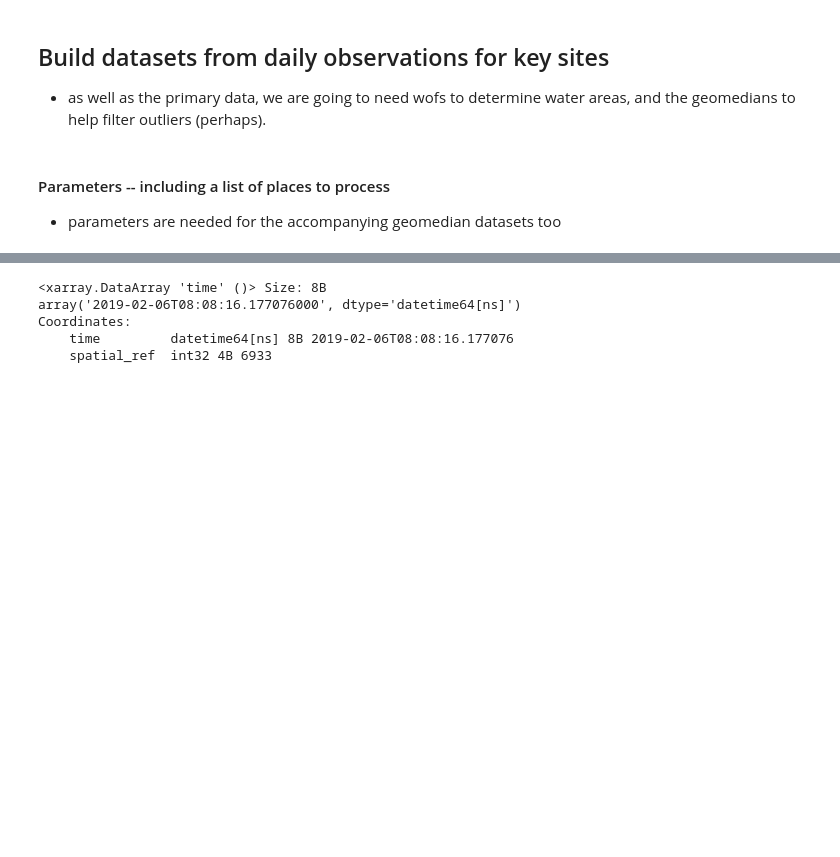
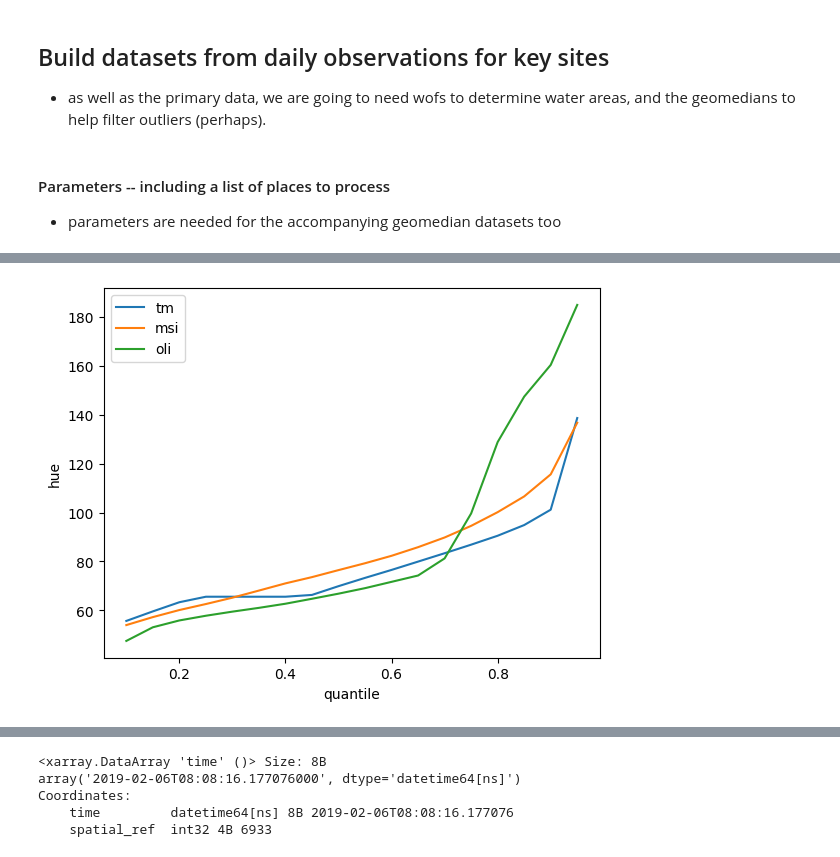
Before and after one commit to digitalearthafrica/deafrica_water_quality, a Jupyter notebook: WP2.2/WP2.2.ipynb, the cells around one changed output, grey strips where cells are left out. Drawn from its saved outputs; the diff is of its cells as text; code cells hidden in the pictures; blank space fills up the shorter version.

```diff
--- a/WP2.2/WP2.2.ipynb
+++ b/WP2.2/WP2.2.ipynb
@@ -378,0 +420,7 @@ Data list =  dict_keys(['oli', 'msi', 'tm'])
+# %%
+for instr in 'tm','msi','oli':
+    ds.where(ds.clearwater)['hue'].loc[ds[instr] == True].quantile(np.arange(0.1,1.,.05),dim=('x','y','time')).plot(label = instr,linestyle = '-')
+plt.legend()
+plt.show()
+# %% [output]
+[figure, added]
```
Also changed, not shown: parts of 28 cells of this notebook.
